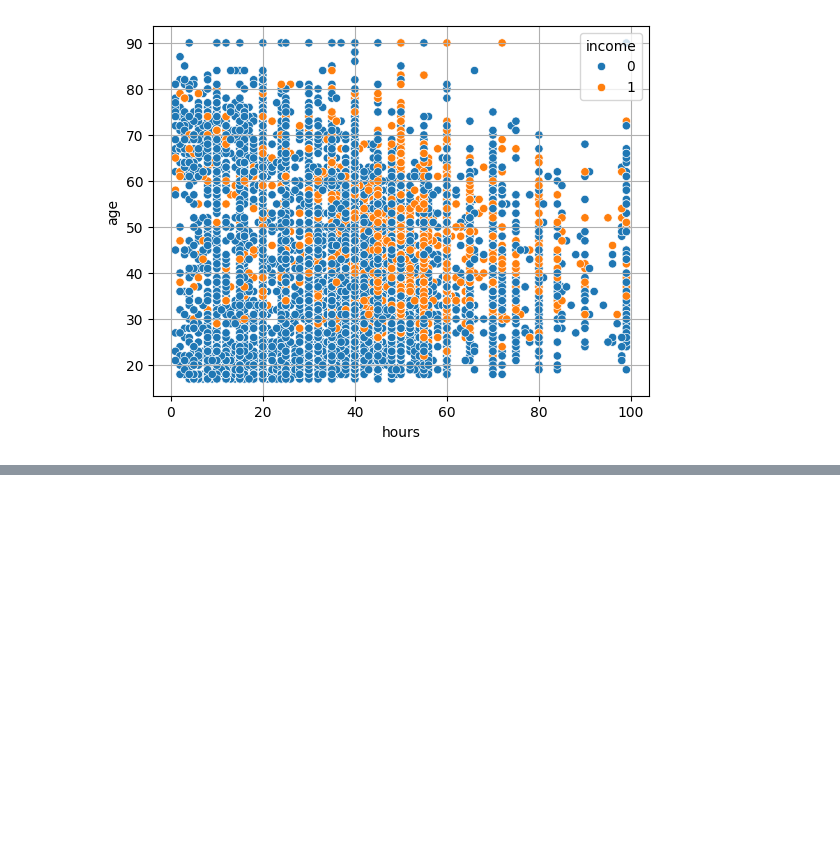
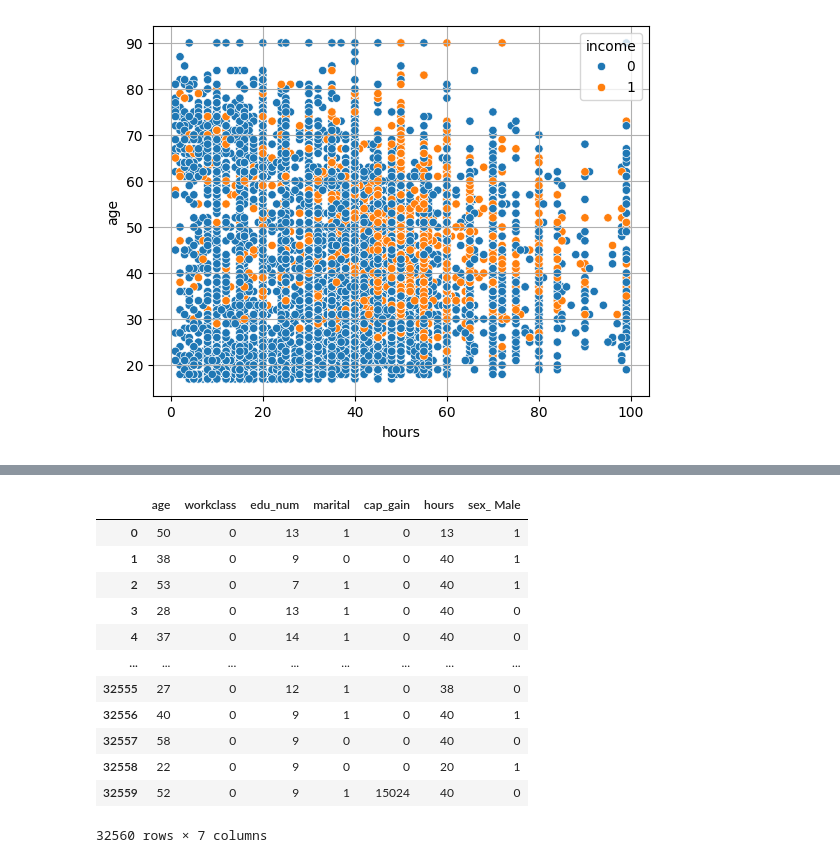
Before and after one commit to utkuseyithanoglu/utku-machine-learning-python-template, a Jupyter notebook: src/utku_data.ipynb, the cells around one changed output, grey strips where cells are left out. Cells and saved outputs as stored; diff of their text form; code cells hidden in the pictures; blank space fills up the shorter version.

```diff
--- a/src/utku_data.ipynb
+++ b/src/utku_data.ipynb
@@ -517,2 +517,7 @@ sns.pairplot(main_df,hue='income')
 # %%
 from sklearn.model_selection import train_test_split
+# %%
+main_df1=main_df.drop(columns='income')
+# %%
+x=main_df1
+y=main_df['income']
@@ -518,0 +533,18 @@ from sklearn.model_selection import train_test_split
+# %%
+x_dummies=pd.get_dummies(x,dtype=int,drop_first=True)
+# %%
+x_dummies
+# %% [output]
+|  | age | workclass | edu_num | marital | cap_gain | hours | sex_ Male |
+| 0 | 50 | 0 | 13 | 1 | 0 | 13 | 1 |
+| 1 | 38 | 0 | 9 | 0 | 0 | 40 | 1 |
+| 2 | 53 | 0 | 7 | 1 | 0 | 40 | 1 |
+| 3 | 28 | 0 | 13 | 1 | 0 | 40 | 0 |
+| 4 | 37 | 0 | 14 | 1 | 0 | 40 | 0 |
+| ... | ... | ... | ... | ... | ... | ... | ... |
+| 32555 | 27 | 0 | 12 | 1 | 0 | 38 | 0 |
+| 32556 | 40 | 0 | 9 | 1 | 0 | 40 | 1 |
+| 32557 | 58 | 0 | 9 | 0 | 0 | 40 | 0 |
+| 32558 | 22 | 0 | 9 | 0 | 0 | 20 | 1 |
+| 32559 | 52 | 0 | 9 | 1 | 15024 | 40 | 0 |
+32560 rows × 7 columns
```
Also changed, not shown: parts of 12 cells of this notebook.
